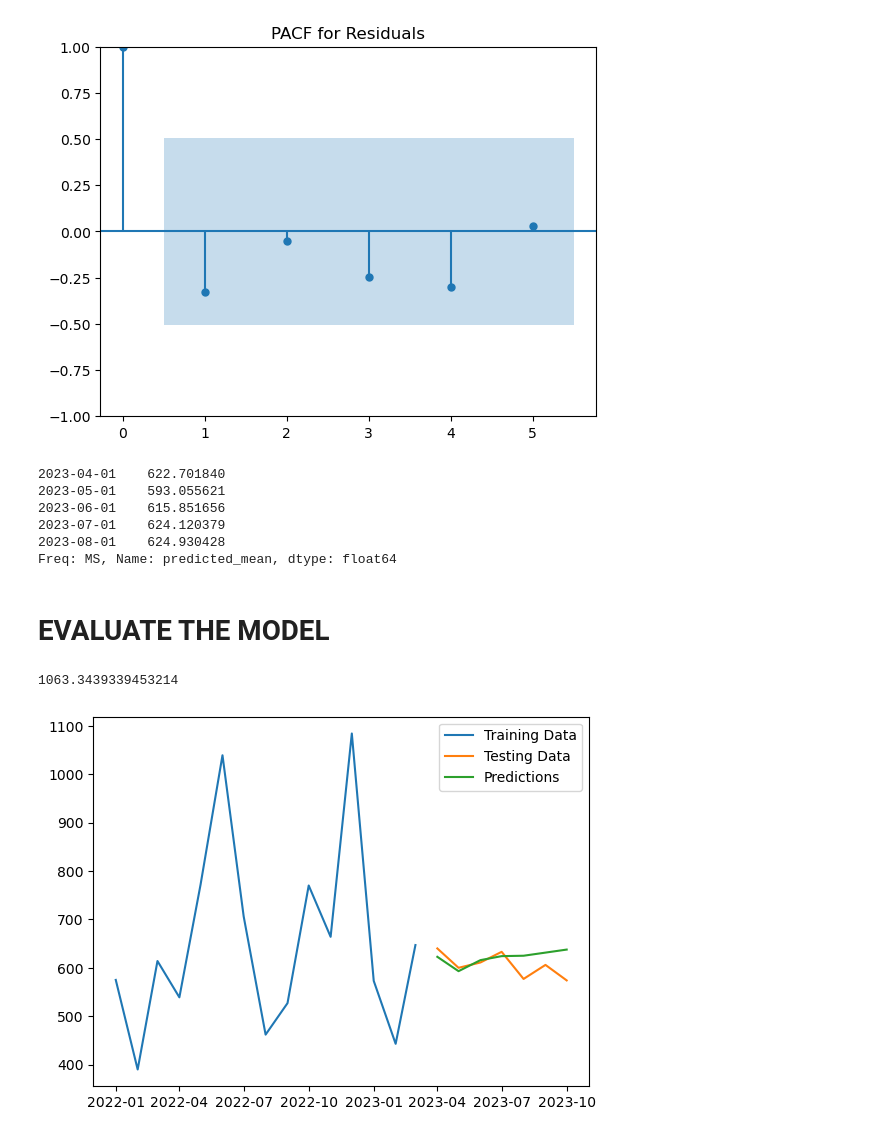
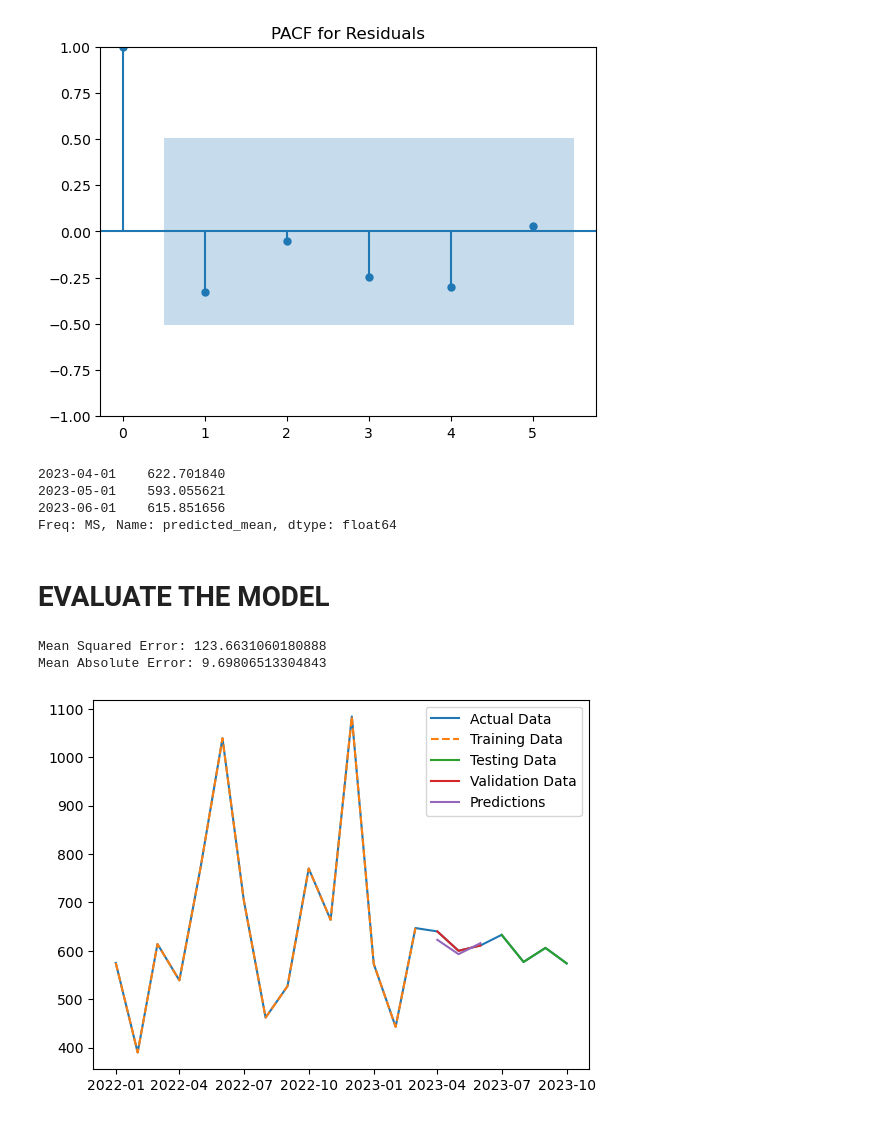
Before and after one commit to Veekits/ARIMA-for-Cold-and-Flu, a Jupyter notebook: ARIMA for Cold and Flu.ipynb, the cells around one changed output. Saved outputs shown, nothing was run; the diff lists cells and outputs as text; code cells hidden in the pictures.

```diff
--- a/ARIMA for Cold and Flu.ipynb
+++ b/ARIMA for Cold and Flu.ipynb
@@ -130,6 +130,11 @@ Quantity    0
 dtype: int64
 # %%
 train_size = int(len(df3) * 0.7)
-train, test = df3[:train_size], df3[train_size:]
-print(train.dtypes)
+validation_size = int(len(df3) * 0.15)
+
+train, validation, test = df3[:train_size], df3[train_size:(train_size + validation_size)], df3[(train_size + validation_size):]
+
+print("Training set size:", len(train))
+print("Validation set size:", len(validation))
+print("Test set size:", len(test))
 # %% [output]
@@ -179,30 +185,35 @@ plt.show()
 [figure]
 [figure]
 # %%
-predictions = model_fit.predict(start=len(train), end=len(train) + len(test) - 1, typ='levels')
+predictions = model_fit.predict(start=len(train), end=len(train) + len(validation) - 1, typ='levels')
 predictions.head()
 # %% [output]
 2023-04-01    622.701840
 2023-05-01    593.055621
 2023-06-01    615.851656
-2023-07-01    624.120379
-2023-08-01    624.930428
 Freq: MS, Name: predicted_mean, dtype: float64
 # %% [markdown]
 # EVALUATE THE MODEL
 # %%
-from sklearn.metrics import mean_squared_error
-mse = mean_squared_error(test, predictions)
-print(mse)
+from sklearn.metrics import mean_squared_error, mean_absolute_error
+
+mse = mean_squared_error(validation, predictions)
+mae = mean_absolute_error(validation, predictions)
+
+print("Mean Squared Error:", mse)
+print("Mean Absolute Error:", mae)
 # %% [output]
-1063.3439339453214
+Mean Squared Error: 123.6631060180888
+Mean Absolute Error: 9.69806513304843
 # %%
 #visualize the data
-plt.plot(train, label='Training Data')
+plt.plot(df3, label='Actual Data')
+plt.plot(train, label='Training Data', linestyle='--')
 plt.plot(test, label='Testing Data')
+plt.plot(validation, label='Validation Data')
 plt.plot(predictions, label='Predictions')
 plt.legend()
 plt.show()
 # %% [output]
-[figure, old version]
+[figure, new version]
 # %%
```
Also changed, not shown: parts of 5 cells of this notebook, 1 other file.
